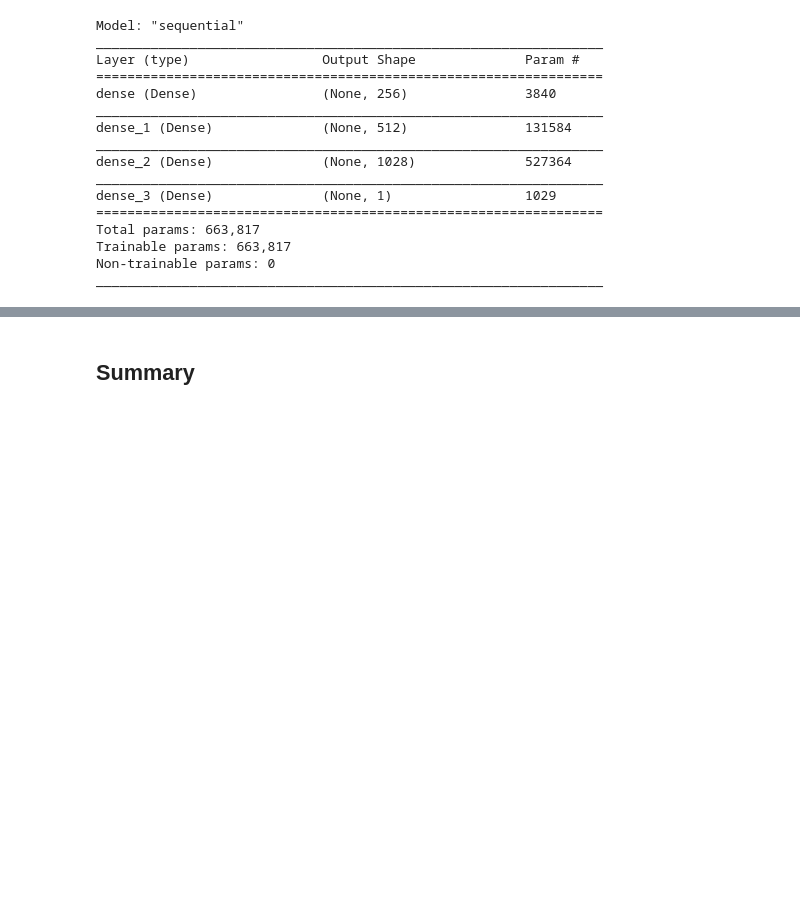
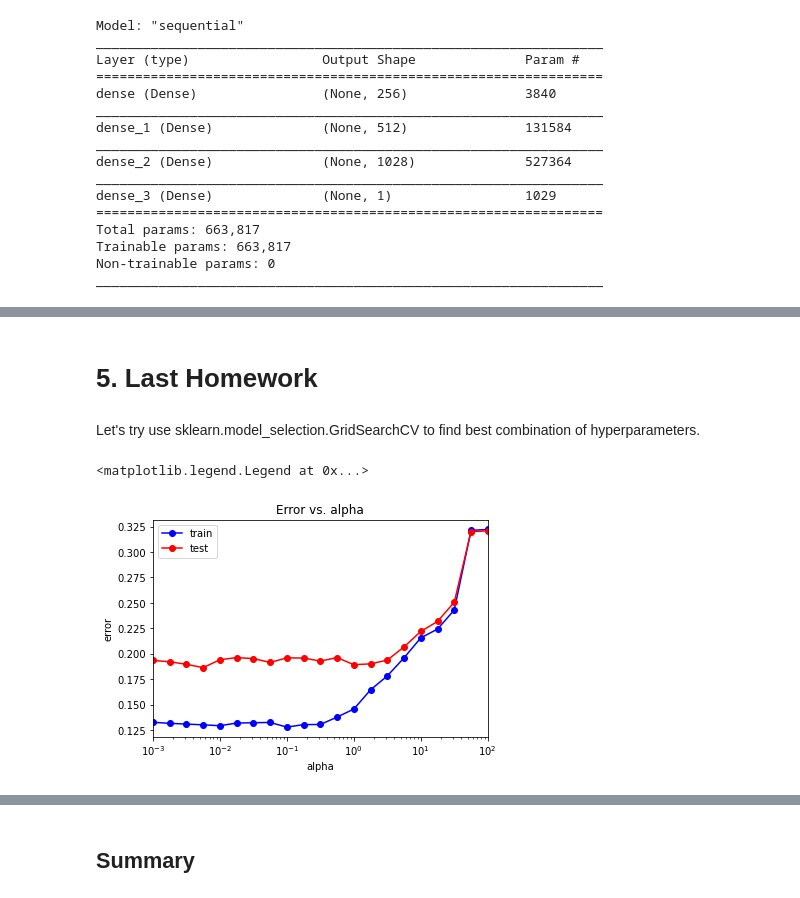
Before and after one commit to Meshford/NNGU_ML_homework, a Jupyter notebook: 1-st Homework.ipynb, the cells around one changed output, grey strips where cells are left out. Saved outputs shown, nothing was run; the diff lists cells and outputs as text; code cells hidden in the pictures; blank space fills up the shorter version.

Commit message:
Add last howework 23-december

```diff
--- a/1-st Homework.ipynb
+++ b/1-st Homework.ipynb
@@ -702,0 +705,4 @@ model.evaluate(X_test,y_test)
+# %% [markdown]
+# 5. Last Homework
+# %% [markdown]
+Let's try use sklearn.model_selection.GridSearchCV to find best combination of hyperparameters.
@@ -702,0 +750,11 @@ model.evaluate(X_test,y_test)
+# %%
+plt.semilogx(alpha_arr, train_err_from_alpha, 'b-o', label = 'train')
+plt.semilogx(alpha_arr, test_err_from_alpha, 'r-o', label = 'test')
+plt.xlim([np.min(alpha_arr), np.max(alpha_arr)])
+plt.title('Error vs. alpha')
+plt.xlabel('alpha')
+plt.ylabel('error')
+plt.legend()
+# %% [output]
+<matplotlib.legend.Legend at 0x...>
+[figure, added]
```
Also changed, not shown: parts of 7 cells of this notebook.
